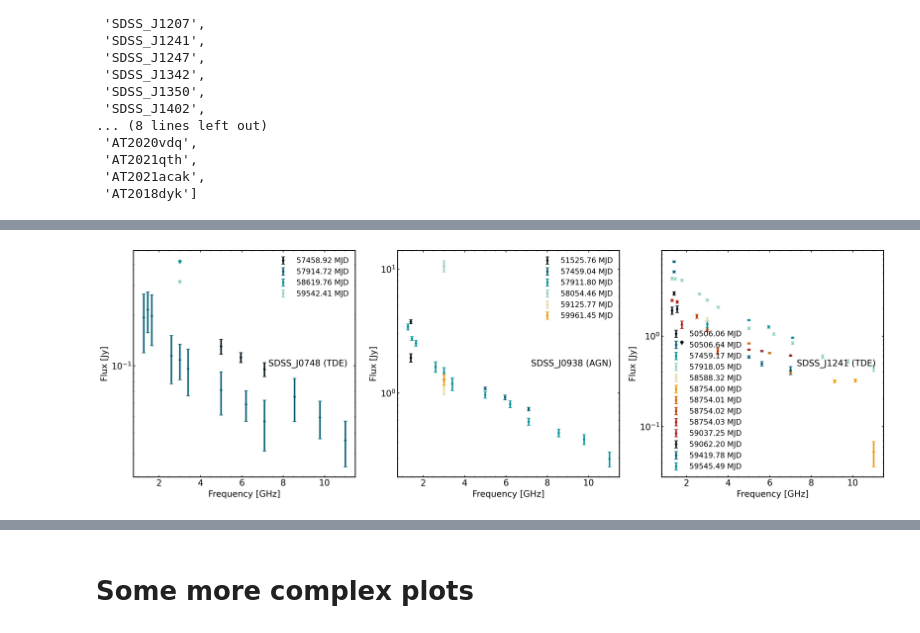
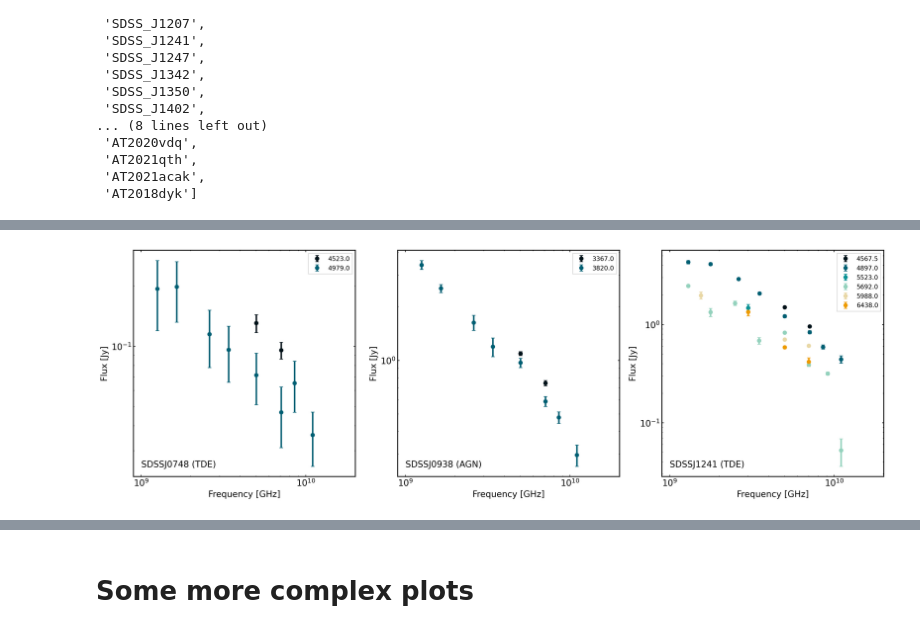
Before and after one commit to noahfranz13/radio-ecle, a Jupyter notebook: ecle-data-to-otter.ipynb, the cells around one changed output, grey strips where cells are left out. Cells and saved outputs as stored; diff of their text form; code cells hidden in the pictures.

```diff
--- a/ecle-data-to-otter.ipynb
+++ b/ecle-data-to-otter.ipynb
@@ -152,5 +230,37 @@ for idx, ((name, data), ax) in enumerate(zip(radio.groupby("name"), flat_axs)):
 # %%
-def make_sed(tde_name, ax):
+def choose_sideband_fullband(df):
+
+    # need same time and same band name
+    result = []
+    for (t, band), grp in df.groupby(["converted_date", "filter_name"]):
+
+        if len(grp) < 3:
+            # this means that it is either full or side band, not both
+            for _,row in grp.iterrows():
+                result.append(row)
+            continue
+
+        # now of these we need to choose side band if both are not upperlimits
+        # and full band if either (or both) is an upperlimit
+
+        # sorting by the converted_frequency will tell us if it is a sideband or full band
+        grp = grp.sort_values("converted_freq").reset_index()
+
+        sideband_low = grp.iloc[0]
+        sideband_high = grp.iloc[-1]
+        fullband = grp.iloc[1] # assume that each is only three long
+
+        if sideband_low.upperlimit or sideband_high.upperlimit:
+            # then append the fullband
+            result.append(fullband)
+        else:
+            result.append(sideband_low)
+            result.append(sideband_high)
+
+    res = pd.DataFrame(result).reset_index()
+    return res
+
+def make_sed(tde_name, ax, date_ranges):
     classes = db.query(names=tde_name, query_private=True)[0]['classification']
     for c in classes:
         if c['object_class'] in {'AGN', 'TDE'}:
@@ -158,36 +268,71 @@ def make_sed(tde_name, ax):
     ecle_class = c['object_class']
 
     df = radio[radio.name == tde_name]
+    df = choose_sideband_fullband(df)
 
-    for label, grp in df.groupby('converted_date'):
+    discovery_date = db.get_meta(names=tde_name, query_private=True)[0].get_discovery_date()
+    print(discovery_date)
+    for label in date_ranges:
 
-        ax.errorbar(
-            grp.converted_freq,
-            grp.converted_flux,
-            fmt='o',
-            markersize=3,
-            yerr=grp.converted_flux_err,
-            label=f'{label:.2f} MJD',
-            uplims=grp.upperlimit
+        grp = df[(df.converted_date >= label[0]) * (df.converted_date <= label[1])]
+
+        uplims = grp[grp.upperlimit]
+        dets = grp[~grp.upperlimit]
+
+        line = ax.errorbar(
+            1e9*dets.converted_freq,
+            dets.converted_flux,
+            yerr=dets.converted_flux_err,
+            label=f'{np.mean(label)-discovery_date.mjd}',
+            linestyle='none',
+            marker='o'
         )
 
-        # next(ax._get_lines.prop_cycler)['color']
+        ax.plot(
+            1e9*uplims.converted_freq,
+            uplims.converted_flux,
+            linestyle='none',
+            marker='v',
+            color=line[0].get_color()
+        )
 
 
     ax.set_ylabel('Flux [Jy]')
     ax.set_xlabel('Frequency [GHz]')
     ax.set_yscale('log')
+    ax.set_xscale('log')
 
-    at = AnchoredText(f'{tde_name} ({ecle_class})', 'center right', frameon=False)
+    at = AnchoredText(f'{tde_name.replace("_","")} ({ecle_class})', 'lower left', frameon=False)
     ax.add_artist(at)
 
-    ax.legend(fontsize=12)
+    ax.set_xlim(9e8, 2e10)
+
+    ax.legend(fontsize=10, loc="upper right", frameon=True, fancybox=False)
 
 ecles_with_good_seds = ['SDSS_J0748','SDSS_J0938','SDSS_J1241']
 fig, axs = plt.subplots(1,len(ecles_with_good_seds), figsize=(18,6))
 
+drs = {
+    "SDSS_J1241": [
+        #(50506, 50507),
+        (57459, 57800),
+        (57918, 58000),
+        (58580, 58590),
+        (58753, 58755),
+        (59000, 59100),
+        (59400, 59600)
+    ],
+    "SDSS_J0748" : [
+        (57457, 57459),
+        (57913, 57915)
+    ],
+    "SDSS_J0938" : [
+        (57458, 57460),
+        (57911, 57913)
+    ]
+}
 for ii, tde_name in enumerate(ecles_with_good_seds):
-    make_sed(tde_name, axs[ii])
+    make_sed(tde_name, axs[ii], drs[tde_name])
 
 fig.savefig("good-radio-seds.png")
 # %% [output]
@@ -194,4 +342,4 @@ fig.savefig("good-radio-seds.png")
-[figure, old version]
+[figure, new version]
 # %%
 wise = db.get_phot(names=meta.name.tolist(), flux_unit='mag(AB)', wave_unit='nm', return_type='pandas', obs_type='uvoir', query_private=True)
 
```
Also changed, not shown: parts of 10 cells of this notebook, 54 other files.
